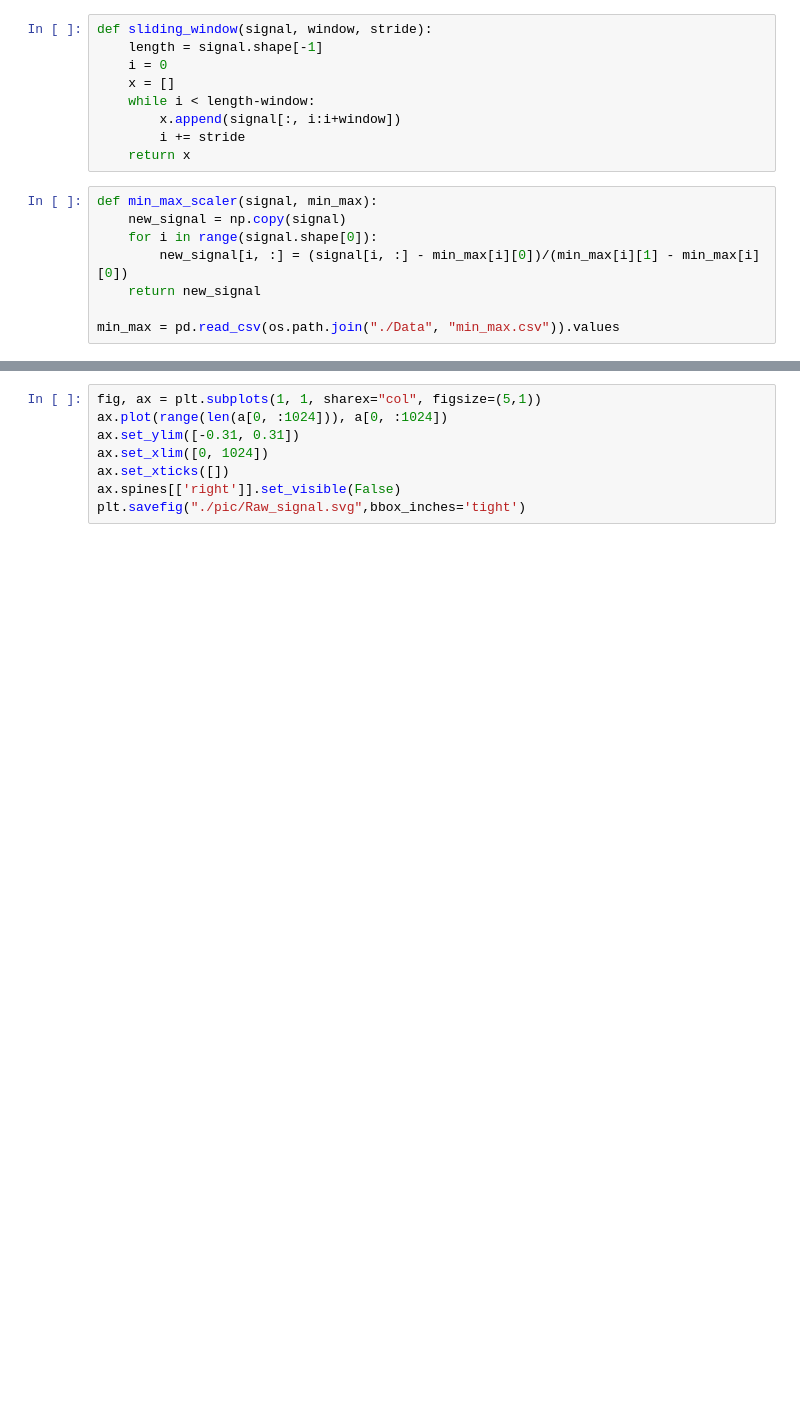
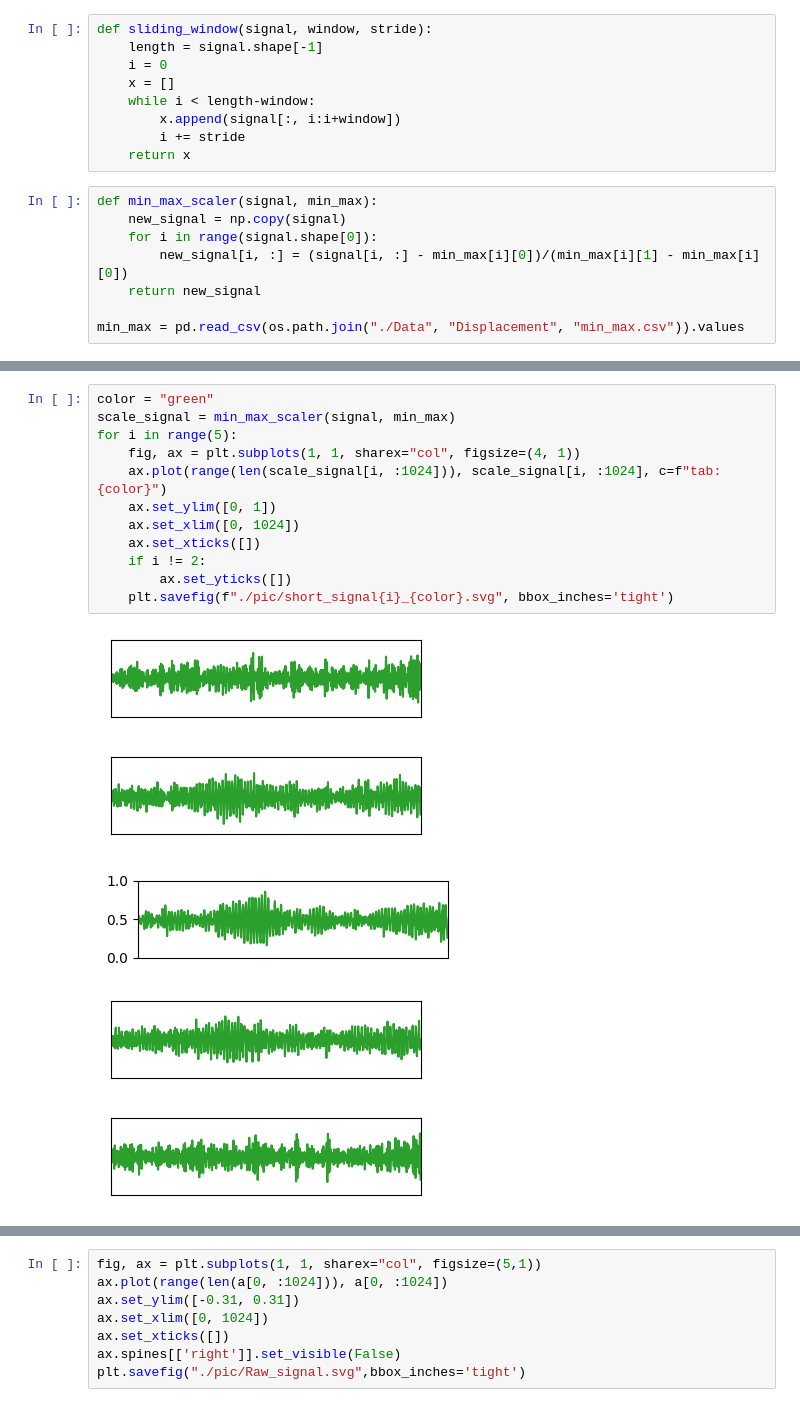
Before and after one commit to tingyan08/ICSHM2022, a Jupyter notebook: mining.ipynb, the cells around one changed output, grey strips where cells are left out. Cells and saved outputs as stored; diff of their text form; blank space fills up the shorter version.

```diff
--- a/mining.ipynb
+++ b/mining.ipynb
@@ -179,4 +180,4 @@ def min_max_scaler(signal, min_max):
         new_signal[i, :] = (signal[i, :] - min_max[i][0])/(min_max[i][1] - min_max[i][0])
     return new_signal
 
-min_max = pd.read_csv(os.path.join("./Data", "min_max.csv")).values
+min_max = pd.read_csv(os.path.join("./Data", "Displacement", "min_max.csv")).values
@@ -183 +199,19 @@ min_max = pd.read_csv(os.path.join("./Data", "min_max.csv")).values
+# %%
+color = "green"
+scale_signal = min_max_scaler(signal, min_max)
+for i in range(5):
+    fig, ax = plt.subplots(1, 1, sharex="col", figsize=(4, 1))
+    ax.plot(range(len(scale_signal[i, :1024])), scale_signal[i, :1024], c=f"tab:{color}")
+    ax.set_ylim([0, 1])
+    ax.set_xlim([0, 1024])
+    ax.set_xticks([])
+    if i != 2:
+        ax.set_yticks([])
+    plt.savefig(f"./pic/short_signal{i}_{color}.svg", bbox_inches='tight')
+# %% [output]
+[figure, added]
+[figure, added]
+[figure, added]
+[figure, added]
+[figure, added]
 # %%
```
Also changed, not shown: parts of 6 cells of this notebook, 7 other files.
